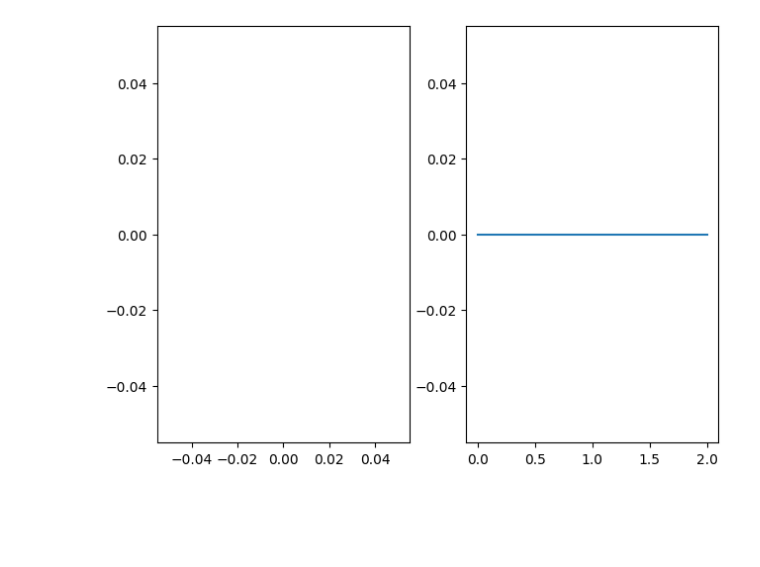
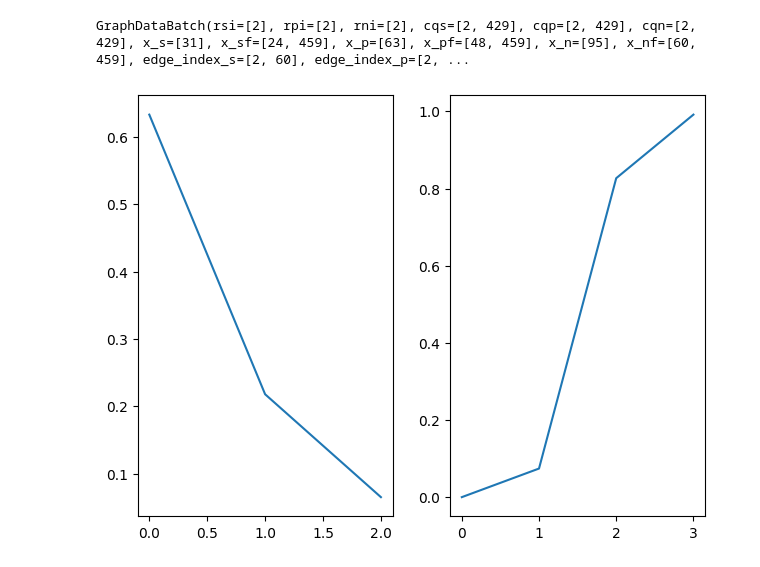
Before and after one commit to guihcs/cmatcher, a Jupyter notebook: lab.ipynb, the cells around one changed output. Drawn from its saved outputs; the diff is of its cells as text; code cells hidden in the pictures; blank space fills up the shorter version.

Commit message:
added cqa dataset

```diff
--- a/lab.ipynb
+++ b/lab.ipynb
@@ -136,0 +114,3 @@ tensor([[4.],
+# %%
+cidata = copy.deepcopy(idata)
+del cidata['edas']
@@ -201,5 +228,0 @@ dataset = build_graph_dataset(tokenizer, cqas, idata, raw_data['edas'])
-# %%
-for batch in DataLoader(dataset, batch_size=2):
-    print(batch)
-    model(batch.cqs.cuda(0), )
-    break
@@ -229,56 +229,91 @@ def evm(model, dataset, th=0.5):
+# %%
+
+
+
+dataset = CQADataset()
+
+
+for batch in DataLoader(dataset, batch_size=2):
+    print(batch)
+    break
+# %% [output]
+GraphDataBatch(rsi=[2], rpi=[2], rni=[2], cqs=[2, 429], cqp=[2, 429], cqn=[2, 429], x_s=[31], x_sf=[24, 459], x_p=[63], x_pf=[48, 459], x_n=[95], x_nf=[60, 459], edge_index_s=[2, 60], edge_index_p=[2, ...
 # %%
+def sim_loss(cq, pe, ne):
+    return torch.mean(1 - torch.cosine_similarity(cq, pe) + torch.cosine_similarity(cq, ne))
 
+def evm(model, dataset, th=0.5):
+    model.eval()
 
-optimizer = optim.Adam(model.parameters(), lr=0.001)
+    res = []
+    for batch in DataLoader(dataset, batch_size=2):
+        with torch.no_grad():
 
-triplet_loss = nn.TripletMarginWithDistanceLoss(margin=0.5, distance_function=lambda x, y: 0.5 - nn.functional.cosine_similarity(x, y))
-cossine_loss = nn.CosineSimilarity()
+            cqs = model.embed_cqa(batch.cqs.to(device))
+            sbgs = model.embed_subg(batch.x_sf.to(device), batch.x_s.to(device),
+                              batch.edge_index_s.to(device), batch.edge_feat_sf.to(device),
+                              batch.edge_feat_s.to(device))
 
 
 
+            isbgs = sbgs[batch.rsi]
+
+            sim = torch.cosine_similarity(cqs, isbgs) > th
+            res.append(sim)
+
+
+    res = torch.cat(res, dim=0)
+
+    return (res.sum() / res.size(0)).item()
+
+
+optimizer = optim.AdamW(model.parameters(), lr=0.00001)
+
+triplet_loss = nn.TripletMarginWithDistanceLoss(margin=0.9,
+                                                distance_function=lambda x, y: 1.0 - nn.functional.cosine_similarity(x,
+                                                                                                                     y))
+cossine_loss = nn.CosineSimilarity()
 
 lh = []
 evh = []
 epochs = 3
 batch_size = 2
 progress = None
 for e in range(epochs):
-    dataset = build_graph_dataset(tokenizer, cqas, idata, raw_data['edas'])
+    dataset = build_graph_dataset(tokenizer, cqas, cidata, raw_data['edas'])
     if not progress:
         progress = tqdm(total=epochs * math.ceil(len(dataset) / batch_size))
-    evh.append(evm(model, dataset))
+    evh.append(evm(model, dataset, th=0.9))
+
     model.train()
+
     el = []
     for batch in DataLoader(dataset, batch_size=batch_size):
         optimizer.zero_grad()
-        cqs, sbgs = model(batch.cqs.cuda(0), batch.x_s.cuda(0), batch.edge_index_s.cuda(0), batch.edge_feat_s.cuda(0))
-        isbgs = sbgs[batch.rsi]
+        cqs, sbgs, nsbg = model(batch.cqs.to(device), batch.x_sf.to(device), batch.x_s.to(device),
+                          batch.edge_index_s.to(device), batch.edge_feat_sf.to(device), batch.edge_feat_s.to(device), batch.x_nf.to(device), batch.x_n.to(device),
+                           batch.edge_index_n.to(device), batch.edge_feat_nf.to(device), batch.edge_feat_n.to(device))
+        isbgs = sbgs[batch.rsi.to(device)]
+        isbgn = nsbg[batch.rni.to(device)]
 
-        cqap, sbgp = model(batch.cqp.cuda(0), batch.x_p.cuda(0), batch.edge_index_p.cuda(0), batch.edge_feat_p.cuda(0))
-        isbgp = sbgp[batch.rpi]
+        loss = sim_loss(cqs, isbgs, isbgn)
 
-        cqan, sbgn = model(batch.cqn.cuda(0), batch.x_n.cuda(0), batch.edge_index_n.cuda(0), batch.edge_feat_n.cuda(0))
-        isbgn = sbgn[batch.rni]
-
-        loss1 = triplet_loss(cqs, cqap, cqan)
-        loss2 = triplet_loss(isbgs, isbgp, isbgn)
-        loss3 = cossine_loss(cqs, isbgs).mean()
-
-        loss = loss1 + loss2 + loss3
         el.append(loss.item())
         loss.backward()
 
         optimizer.step()
         progress.update(1)
 
     lh.append(sum(el) / len(el))
 
 
+evh.append(evm(model, dataset, th=0.9))
+
 progress.close()
 fig, ax = plt.subplots(1, 2)
 fig.tight_layout()
 ax[0].plot(lh)
 ax[1].plot(evh)
 plt.show()
 # %% [output]
-[figure, old version]
+[figure, new version]
```
Also changed, not shown: parts of 15 cells of this notebook, 2 other files.
